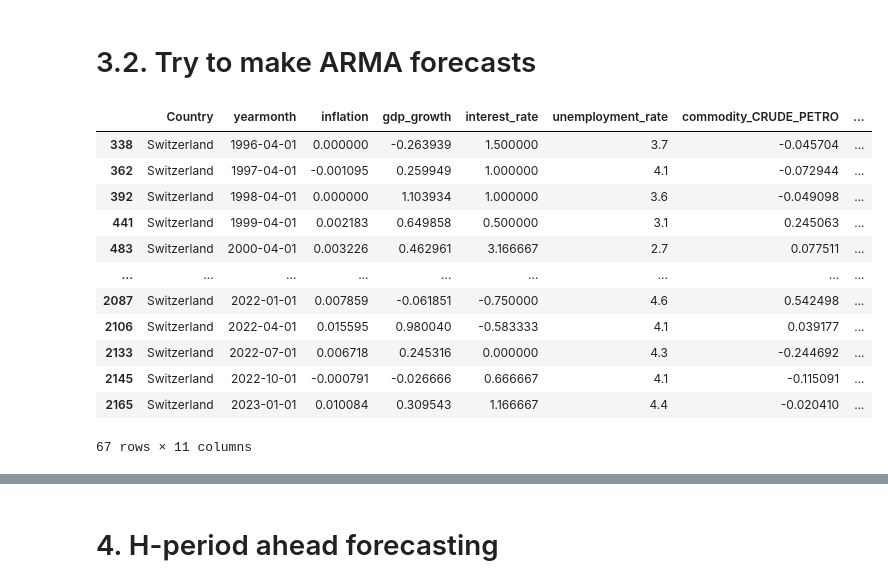
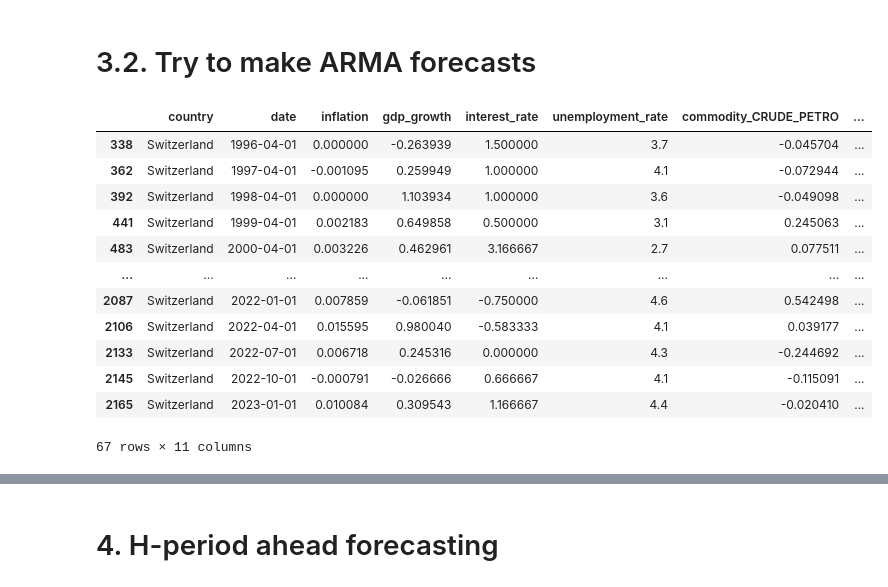
Before and after one commit to mvanaltvorst/seminar, a Jupyter notebook: notebooks/models/armax_model.ipynb, the cells around one changed output, grey strips where cells are left out. Drawn from its saved outputs; the diff is of its cells as text; code cells hidden in the pictures.

```diff
--- a/notebooks/models/armax_model.ipynb
+++ b/notebooks/models/armax_model.ipynb
@@ -34,0 +15,4 @@ df_exog
+# %%
+df_inflation = read_inflation()
+df_exog = read_merged().reset_index()
+df_exog
@@ -39,7 +53,7 @@ modelARMA = ARMAXModel()
 exogenous_vars = ["gdp_growth", "interest_rate", "unemployment_rate", "commodity_CRUDE_PETRO", "commodity_iNATGAS", "commodity_iAGRICULTURE", "commodity_iMETMIN", "commodity_iPRECIOUSMET"]
 modelARMAX = ARMAXModel(exogenous_columns = exogenous_vars)
 # %%
-countries = (df_exog["Country"].unique())
+countries = (df_exog["country"].unique())
 mask = np.logical_not(np.isin(countries,["France", "Germany", "Netherlands", "Belgium"]))
 countries = countries[mask]
 countries
@@ -68,7 +82,7 @@ df_exog
 # %%
 from warnings import filterwarnings
 
-select = df_exog.Country.apply(lambda x : x in countries)
+select = df_exog.country.apply(lambda x : x in countries)
 dfExogtoUse = df_exog[select].copy()
 
 filterwarnings('ignore')
@@ -229,10 +243,10 @@ modelARMAX.predict(dfExogtoUse)
 # %% [markdown]
 # 3.2. Try to make ARMA forecasts
 # %%
-data = dfExogtoUse[dfExogtoUse["Country"] == "Switzerland"]
+data = dfExogtoUse[dfExogtoUse["country"] == "Switzerland"]
 data
 # %% [output]
-|  | Country | yearmonth | inflation | gdp_growth | interest_rate | unemployment_rate | commodity_CRUDE_PETRO | ... |
+|  | country | date | inflation | gdp_growth | interest_rate | unemployment_rate | commodity_CRUDE_PETRO | ... |
 | 338 | Switzerland | 1996-04-01 | 0.000000 | -0.263939 | 1.500000 | 3.7 | -0.045704 | ... |
 | 362 | Switzerland | 1997-04-01 | -0.001095 | 0.259949 | 1.000000 | 4.1 | -0.072944 | ... |
 | 392 | Switzerland | 1998-04-01 | 0.000000 | 1.103934 | 1.000000 | 3.6 | -0.049098 | ... |
```
Also changed, not shown: parts of 21 cells of this notebook, 1 other file.
